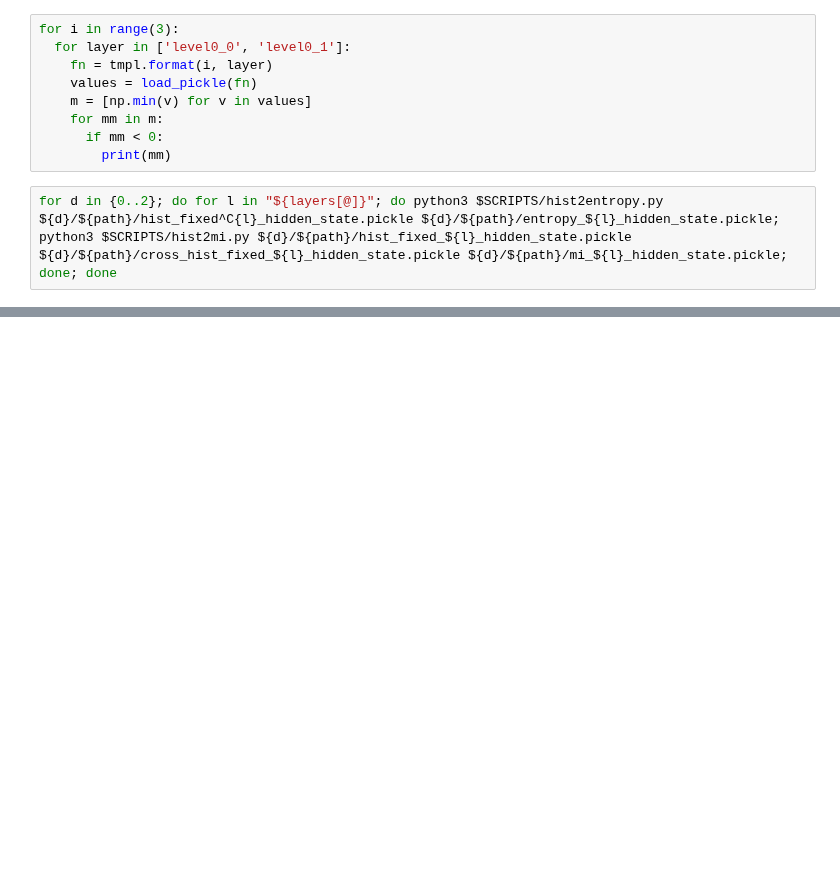
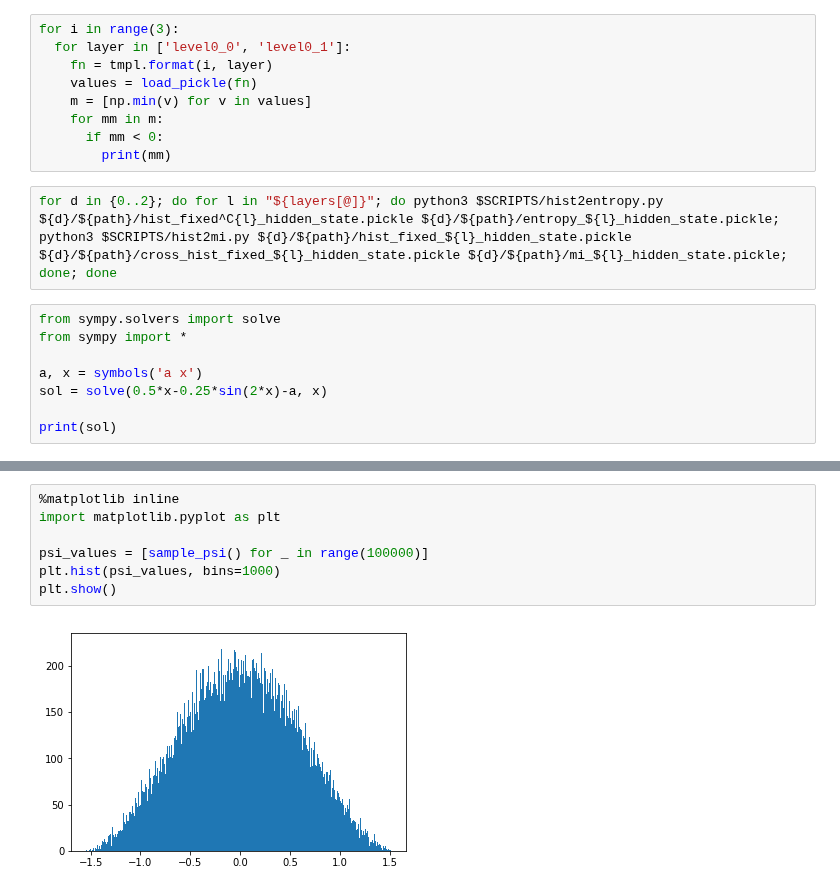
Before and after one commit to deeppavlov/h-elmo, a Jupyter notebook: main.ipynb, the cells around one changed output, grey strips where cells are left out. Saved outputs shown, nothing was run; the diff lists cells and outputs as text; blank space fills up the shorter version.

```diff
--- a/main.ipynb
+++ b/main.ipynb
@@ -942,3 +942,11 @@ for i in range(3):
         print(mm)
 # %%
 for d in {0..2}; do for l in "${layers[@]}"; do python3 $SCRIPTS/hist2entropy.py ${d}/${path}/hist_fixed^C{l}_hidden_state.pickle ${d}/${path}/entropy_${l}_hidden_state.pickle;     python3 $SCRIPTS/hist2mi.py ${d}/${path}/hist_fixed_${l}_hidden_state.pickle ${d}/${path}/cross_hist_fixed_${l}_hidden_state.pickle ${d}/${path}/mi_${l}_hidden_state.pickle; done; done
+# %%
+from sympy.solvers import solve
+from sympy import *
+
+a, x = symbols('a x')
+sol = solve(0.5*x-0.25*sin(2*x)-a, x)
+
+print(sol)
@@ -944,0 +1288,9 @@ for d in {0..2}; do for l in "${layers[@]}"; do python3 $SCRIPTS/hist2entropy.py
+# %%
+%matplotlib inline
+import matplotlib.pyplot as plt
+
+psi_values = [sample_psi() for _ in range(100000)]
+plt.hist(psi_values, bins=1000)
+plt.show()
+# %% [output]
+[figure, added]
```
Also changed, not shown: parts of 9 cells of this notebook, 3 other files.
